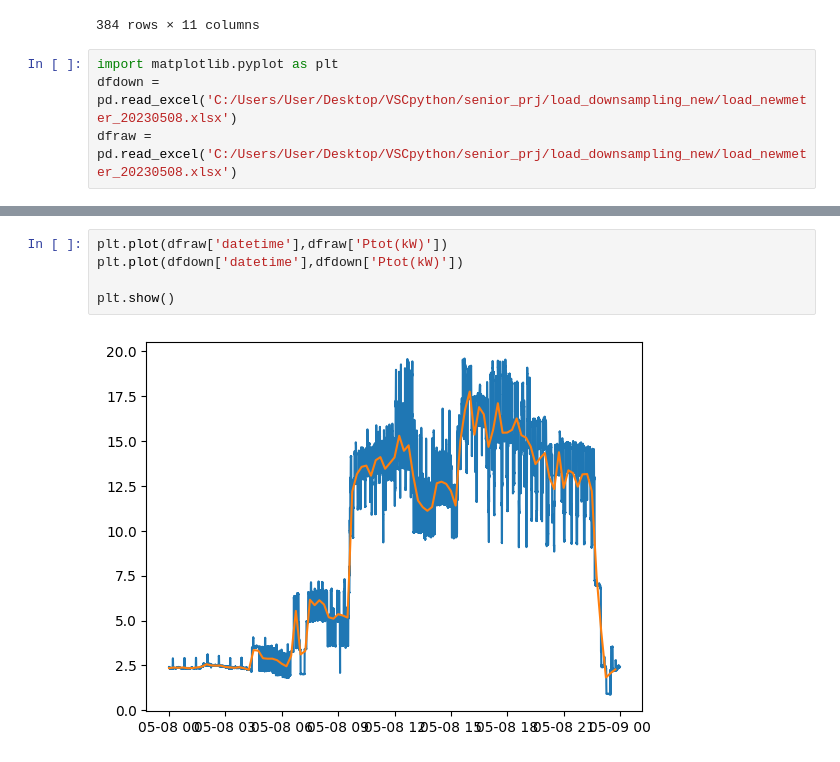
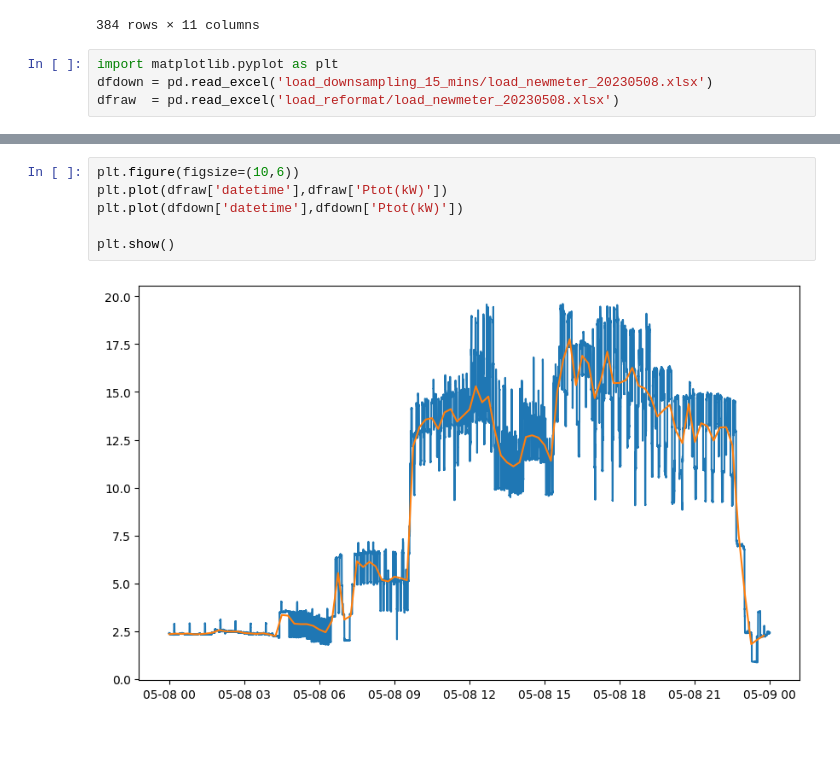
Before and after one commit to mycodereposit/Senior-prj, a Jupyter notebook: format_load_gw.ipynb, the cells around one changed output, grey strips where cells are left out. Cells and saved outputs as stored; diff of their text form.

```diff
--- a/format_load_gw.ipynb
+++ b/format_load_gw.ipynb
@@ -293,5 +293,5 @@ df
 384 rows × 11 columns
 # %%
 import matplotlib.pyplot as plt
-dfdown = pd.read_excel('C:/Users/User/Desktop/VSCpython/senior_prj/load_downsampling_new/load_newmeter_20230508.xlsx')
-dfraw = pd.read_excel('C:/Users/User/Desktop/VSCpython/senior_prj/load_downsampling_new/load_newmeter_20230508.xlsx')
+dfdown = pd.read_excel('load_downsampling_15_mins/load_newmeter_20230508.xlsx')
+dfraw  = pd.read_excel('load_reformat/load_newmeter_20230508.xlsx')
@@ -316,7 +298,8 @@ df
 # %%
+plt.figure(figsize=(10,6))
 plt.plot(dfraw['datetime'],dfraw['Ptot(kW)'])
 plt.plot(dfdown['datetime'],dfdown['Ptot(kW)'])
 
 plt.show()
 # %% [output]
-[figure, old version]
+[figure, new version]
```
Also changed, not shown: parts of 4 cells of this notebook, 1 other file.
